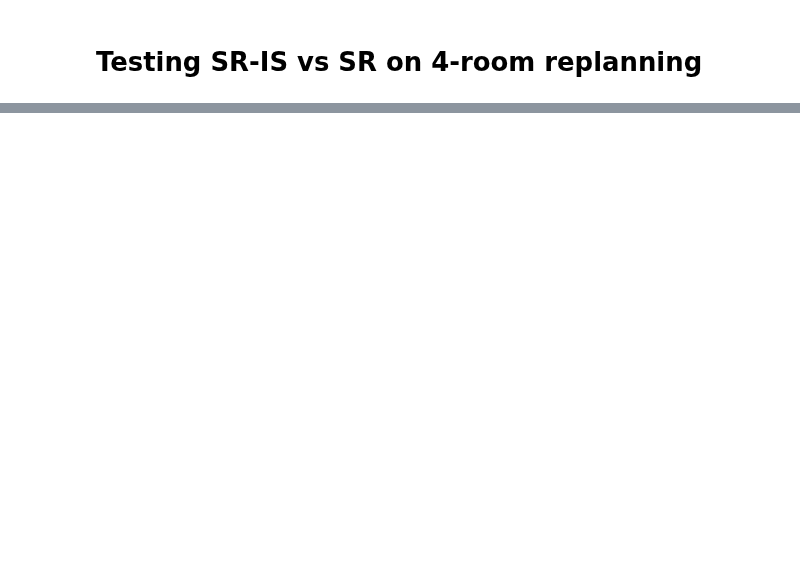
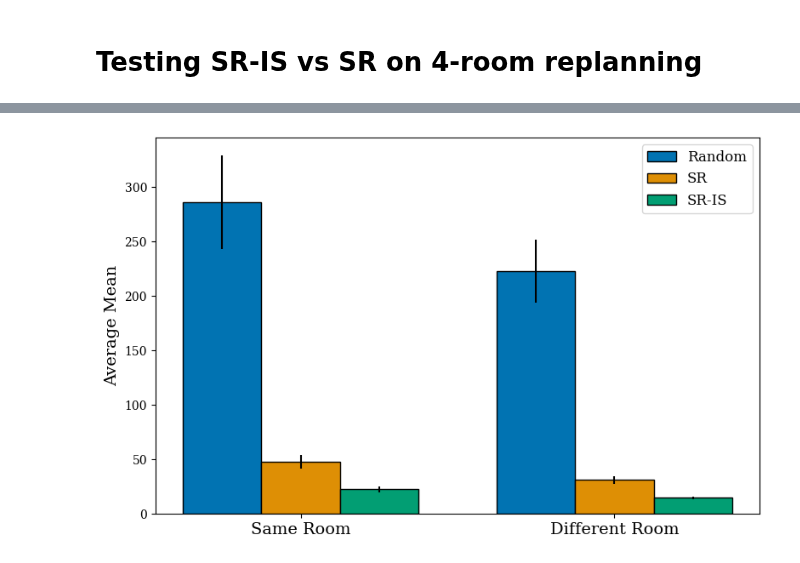
Before and after one commit to ArminBaz/SR-IS, a Jupyter notebook: src/four_room_replan.ipynb, the cells around one changed output, grey strips where cells are left out. Drawn from its saved outputs; the diff is of its cells as text; code cells hidden in the pictures; blank space fills up the shorter version.

Commit message:
finished four-room replanning simulation

```diff
--- a/src/four_room_replan.ipynb
+++ b/src/four_room_replan.ipynb
@@ -39,8 +39,5 @@ term_states = {
 }
 # %%
-# Transition matrix with no goal
-env = gym.make("four-room-ng")
+env = gym.make("four-room-sg")
 maze = env.unwrapped.maze
-# Get the transition matrix of the new environment
 mapping = create_mapping_nb(env.unwrapped.maze, env.unwrapped.get_walls())
-T_no_goal = get_transition_matrix(env, mapping)
@@ -52,0 +44,13 @@ avgs = {
+# %%
+avgs_random = {
+    'same':{'mean':[],'median':[]},
+    'different':{'mean':[],'median':[]}
+}
+avgs_sr = {
+    'same':{'mean':[],'median':[]},
+    'different':{'mean':[],'median':[]}
+}
+avgs_sr_is = {
+    'same':{'mean':[],'median':[]},
+    'different':{'mean':[],'median':[]}
+}
@@ -53 +149,58 @@ avgs = {
+# %%
+# Set style parameters
+plt.rcParams['font.family'] = 'serif'
+
+save_path = None
+stat_type = 'mean'
+
+# Prepare data
+rooms = ['same', 'different']
+avgs = [avgs_random, avgs_sr, avgs_sr_is]
+
+means = [np.mean(avg[room][stat_type]) for room in rooms for avg in avgs]
+sems = [np.std(avg[room][stat_type]) / np.sqrt(len(avg[room][stat_type])) for room in rooms for avg in avgs]
+
+# Create figure
+plt.figure(figsize=(8, 5))
+
+# Set bar positions
+bar_width = 0.25
+r1 = np.arange(2)  # positions for 'same' and 'different'
+r2 = [x + bar_width for x in r1]
+r3 = [x + bar_width for x in r2]
+
+# Create color palette
+palette = sns.color_palette("colorblind", 3)
+
+# Create bars with black edges
+plt.bar(r1, [means[0], means[3]], width=bar_width, label='Random',
+        color=palette[0], yerr=[sems[0], sems[3]], capsize=0,
+        edgecolor='black', linewidth=1)
+plt.bar(r2, [means[1], means[4]], width=bar_width, label='SR',
+        color=palette[1], yerr=[sems[1], sems[4]], capsize=0,
+        edgecolor='black', linewidth=1)
+plt.bar(r3, [means[2], means[5]], width=bar_width, label='SR-IS',
+        color=palette[2], yerr=[sems[2], sems[5]], capsize=0,
+        edgecolor='black', linewidth=1)
+
+# Add labels and title
+plt.ylabel(f'Average {stat_type.capitalize()}', fontsize=14)
+
+# Add xticks
+plt.xticks([r + bar_width for r in range(2)], ['Same Room', 'Different Room'], fontsize=14)
+
+# Add legend
+plt.legend(fontsize=12)
+
+# Adjust layout
+plt.tight_layout()
+
+# Save if path provided
+if save_path:
+    plt.savefig(save_path, bbox_inches='tight', dpi=300)
+
+# Show plot
+plt.show()
+# %% [output]
+[figure, added]
 # %%
```
Also changed, not shown: parts of 22 cells of this notebook.
